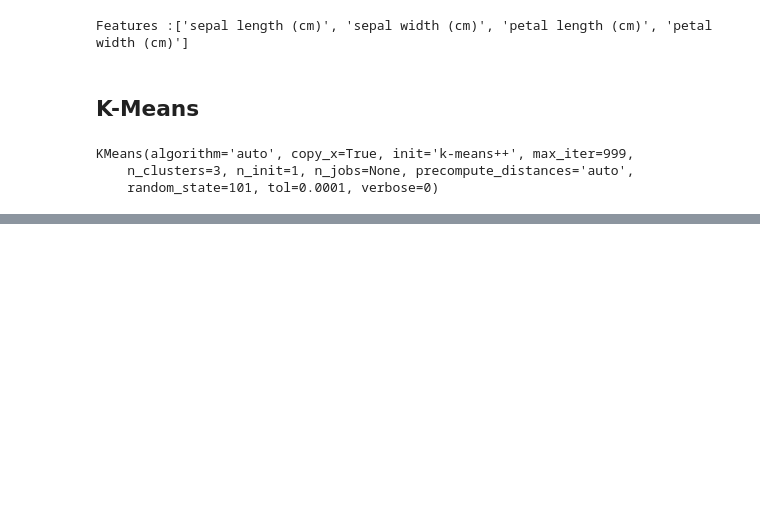
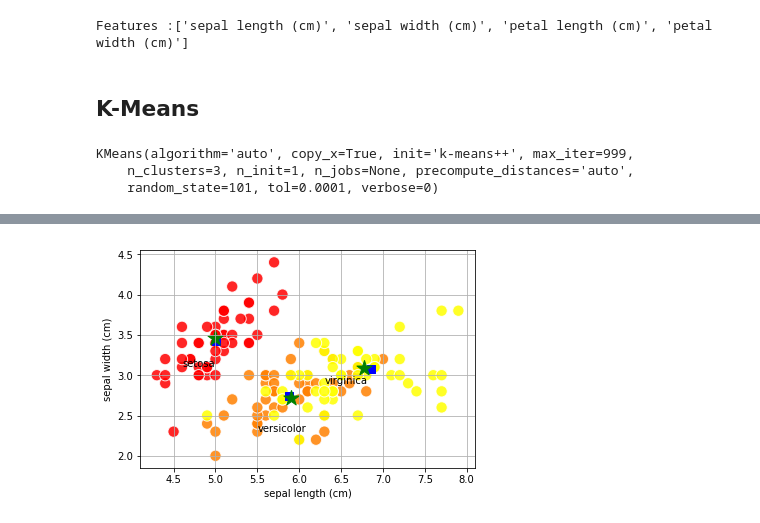
Before and after one commit to paul-williams-ch-ml/ML, a Jupyter notebook: clustering/K-Means & Mini-Batch K-Means.ipynb, the cells around one changed output, grey strips where cells are left out. Cells and saved outputs as stored; diff of their text form; code cells hidden in the pictures; blank space fills up the shorter version.

```diff
--- a/clustering/K-Means & Mini-Batch K-Means.ipynb
+++ b/clustering/K-Means & Mini-Batch K-Means.ipynb
@@ -57,0 +129,35 @@ Add a grid and labels
+# %%
+plt.scatter(features[:,0], \
+            features[:,1], \
+            s          = 2**7, \
+            c          = labels, \
+            edgecolors = 'white', \
+            alpha      = 0.85, \
+            cmap       = 'autumn')
+
+
+plt.scatter(k_means.cluster_centers_[:,0], \
+            k_means.cluster_centers_[:,1], \
+            s      = 2**6, \
+            marker = 's', \
+            c      = 'blue')
+
+plt.scatter(mb_k_means.cluster_centers_[:,0], \
+            mb_k_means.cluster_centers_[:,1], \
+            s      = 2**8, \
+            marker = '*', \
+            c      = 'green')
+
+for class_no in range(0,3):
+  plt.annotate(data.target_names[class_no], \
+               (features[3+50*class_no,0], \
+                features[3+50*class_no,1]))
+
+plt.grid()
+
+plt.xlabel(data.feature_names[0])
+plt.ylabel(data.feature_names[1])
+
+plt.show()
+# %% [output]
+[figure, added]
```
Also changed, not shown: parts of 12 cells of this notebook.
